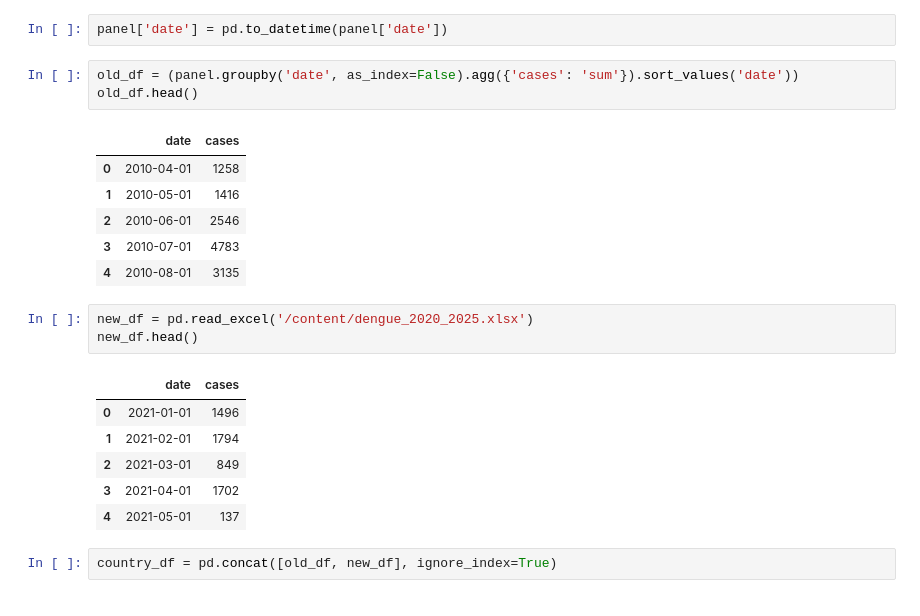
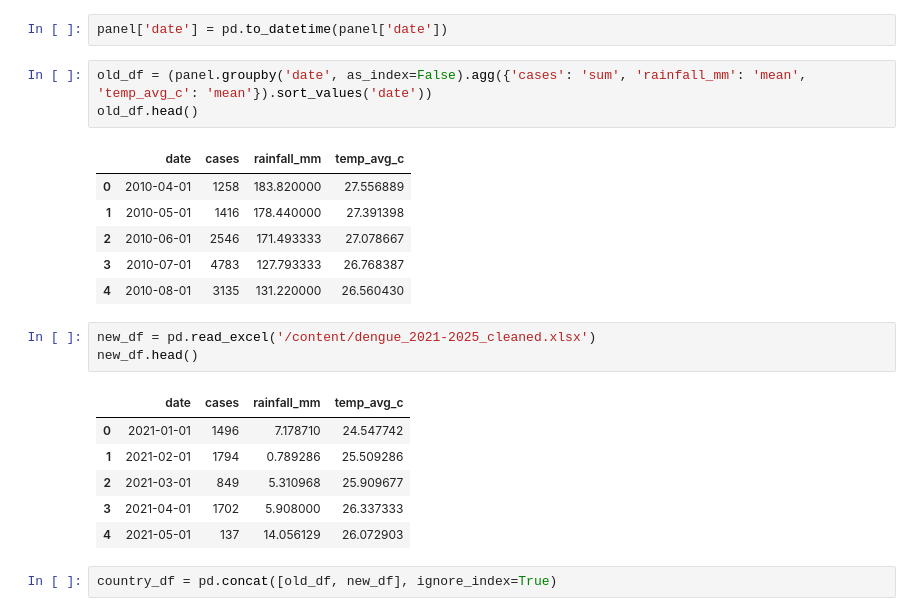
Before and after one commit to AkithaPasandul/Dengue-Outbreak-Prediction-Sri-lanka, a Jupyter notebook: dengue_analysis_and_prediction.ipynb, the cells around one changed output. Drawn from its saved outputs; the diff is of its cells as text.

```diff
--- a/dengue_analysis_and_prediction.ipynb
+++ b/dengue_analysis_and_prediction.ipynb
@@ -345,25 +347,25 @@ plt.show()
 # %%
 panel['date'] = pd.to_datetime(panel['date'])
 # %%
-old_df = (panel.groupby('date', as_index=False).agg({'cases': 'sum'}).sort_values('date'))
+old_df = (panel.groupby('date', as_index=False).agg({'cases': 'sum', 'rainfall_mm': 'mean', 'temp_avg_c': 'mean'}).sort_values('date'))
 old_df.head()
 # %% [output]
-|  | date | cases |
-| 0 | 2010-04-01 | 1258 |
-| 1 | 2010-05-01 | 1416 |
-| 2 | 2010-06-01 | 2546 |
-| 3 | 2010-07-01 | 4783 |
-| 4 | 2010-08-01 | 3135 |
+|  | date | cases | rainfall_mm | temp_avg_c |
+| 0 | 2010-04-01 | 1258 | 183.820000 | 27.556889 |
+| 1 | 2010-05-01 | 1416 | 178.440000 | 27.391398 |
+| 2 | 2010-06-01 | 2546 | 171.493333 | 27.078667 |
+| 3 | 2010-07-01 | 4783 | 127.793333 | 26.768387 |
+| 4 | 2010-08-01 | 3135 | 131.220000 | 26.560430 |
 # %%
-new_df = pd.read_excel('/content/dengue_2020_2025.xlsx')
+new_df = pd.read_excel('/content/dengue_2021-2025_cleaned.xlsx')
 new_df.head()
 # %% [output]
-|  | date | cases |
-| 0 | 2021-01-01 | 1496 |
-| 1 | 2021-02-01 | 1794 |
-| 2 | 2021-03-01 | 849 |
-| 3 | 2021-04-01 | 1702 |
-| 4 | 2021-05-01 | 137 |
+|  | date | cases | rainfall_mm | temp_avg_c |
+| 0 | 2021-01-01 | 1496 | 7.178710 | 24.547742 |
+| 1 | 2021-02-01 | 1794 | 0.789286 | 25.509286 |
+| 2 | 2021-03-01 | 849 | 5.310968 | 25.909677 |
+| 3 | 2021-04-01 | 1702 | 5.908000 | 26.337333 |
+| 4 | 2021-05-01 | 137 | 14.056129 | 26.072903 |
 # %%
 country_df = pd.concat([old_df, new_df], ignore_index=True)
 # %%
```
Also changed, not shown: parts of 28 cells of this notebook.
